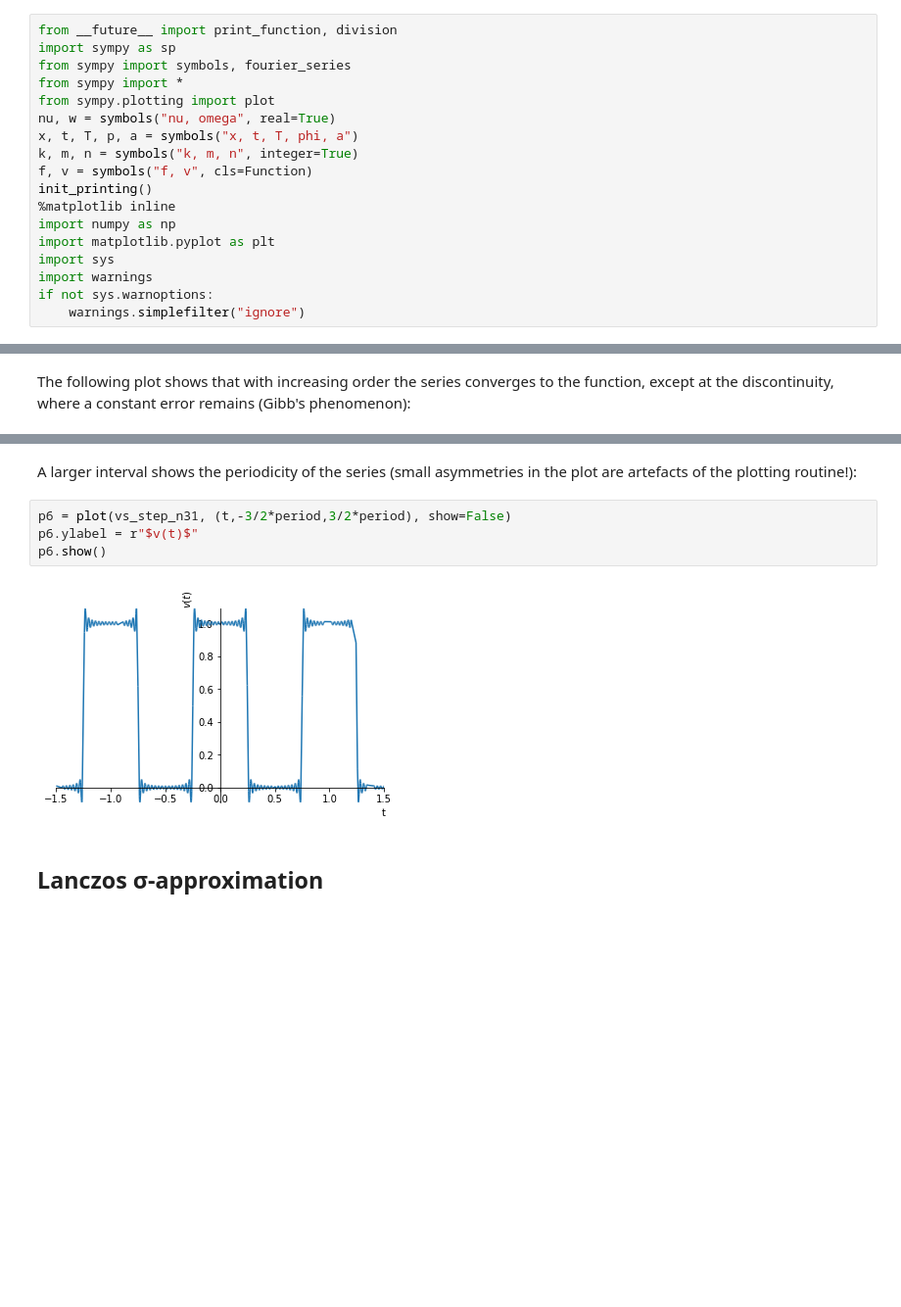
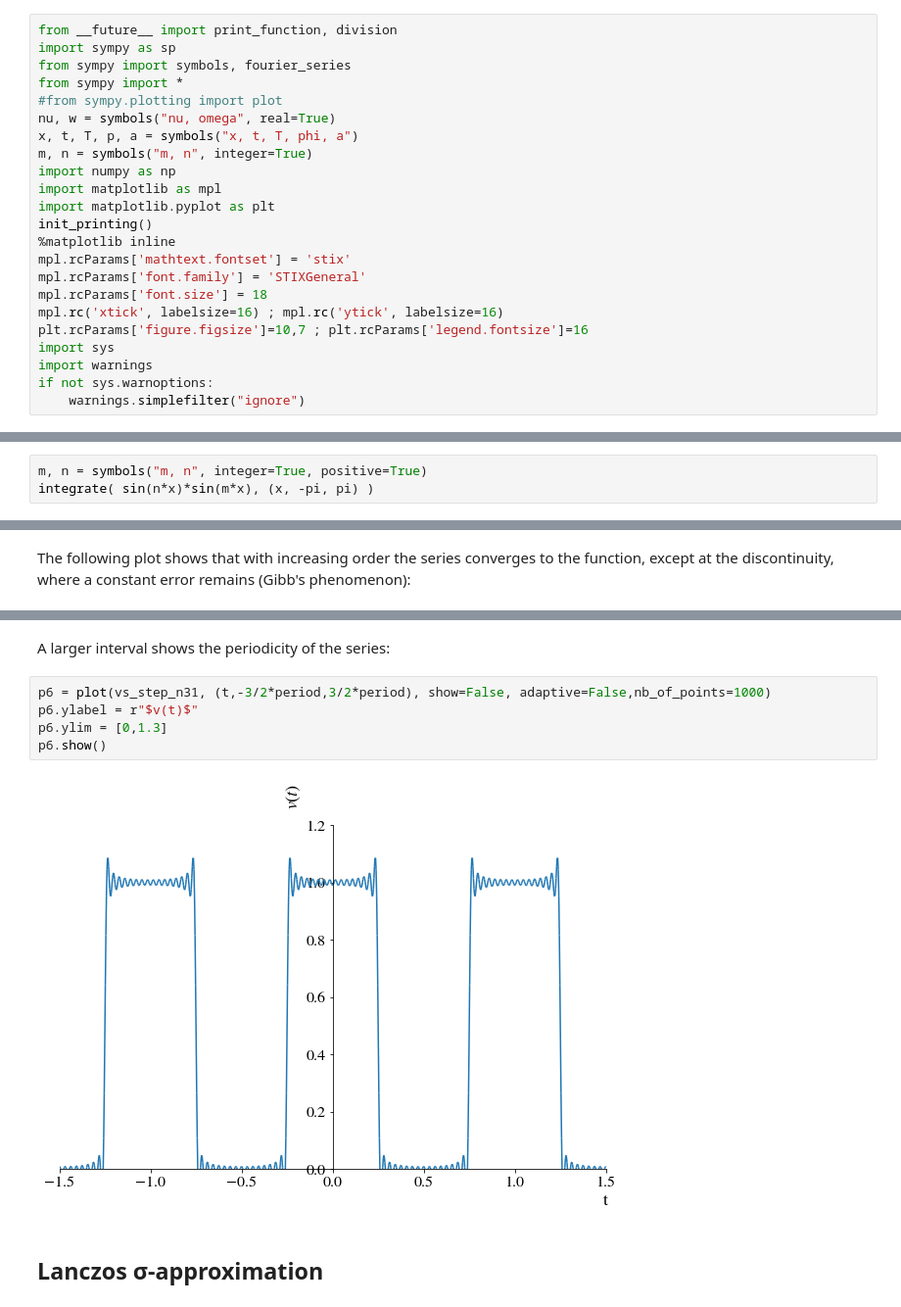
Before and after one commit to niksterg/pyFourier, a Jupyter notebook: Fourier Series.ipynb, the cells around one changed output, grey strips where cells are left out. Shown: that part at 98% size. Saved outputs shown, nothing was run; the diff lists cells and outputs as text; blank space fills up the shorter version.

Commit message:
updated Fourier series, larger plots

```diff
--- a/Fourier Series.ipynb
+++ b/Fourier Series.ipynb
@@ -15,15 +15,20 @@ from __future__ import print_function, division
 import sympy as sp
 from sympy import symbols, fourier_series
 from sympy import *
-from sympy.plotting import plot
+#from sympy.plotting import plot
 nu, w = symbols("nu, omega", real=True)
 x, t, T, p, a = symbols("x, t, T, phi, a")
-k, m, n = symbols("k, m, n", integer=True)
-f, v = symbols("f, v", cls=Function)
+m, n = symbols("m, n", integer=True)
+import numpy as np
+import matplotlib as mpl
+import matplotlib.pyplot as plt
 init_printing()
 %matplotlib inline
-import numpy as np
-import matplotlib.pyplot as plt
+mpl.rcParams['mathtext.fontset'] = 'stix'
+mpl.rcParams['font.family'] = 'STIXGeneral'
+mpl.rcParams['font.size'] = 18
+mpl.rc('xtick', labelsize=16) ; mpl.rc('ytick', labelsize=16)
+plt.rcParams['figure.figsize']=10,7 ; plt.rcParams['legend.fontsize']=16
 import sys
 import warnings
 if not sys.warnoptions:
@@ -70,0 +73,3 @@ integrate(cos(n*x)*cos(m*x), (x, -pi, pi))
+# %%
+m, n = symbols("m, n", integer=True, positive=True)
+integrate( sin(n*x)*sin(m*x), (x, -pi, pi) )
@@ -382,11 +389,12 @@ p5.show()
 # %% [markdown]
-A larger interval shows the periodicity of the series (small asymmetries in the plot are artefacts of the plotting routine!):
+A larger interval shows the periodicity of the series:
 # %%
-p6 = plot(vs_step_n31, (t,-3/2*period,3/2*period), show=False)
+p6 = plot(vs_step_n31, (t,-3/2*period,3/2*period), show=False, adaptive=False,nb_of_points=1000)
 p6.ylabel = r"$v(t)$"
+p6.ylim = [0,1.3]
 p6.show()
 # %% [output]
-[figure, old version]
+[figure, new version]
 # %% [markdown]
 ## Lanczos σ-approximation
 # %% [markdown]
```
Also changed, not shown: parts of 29 cells of this notebook.
